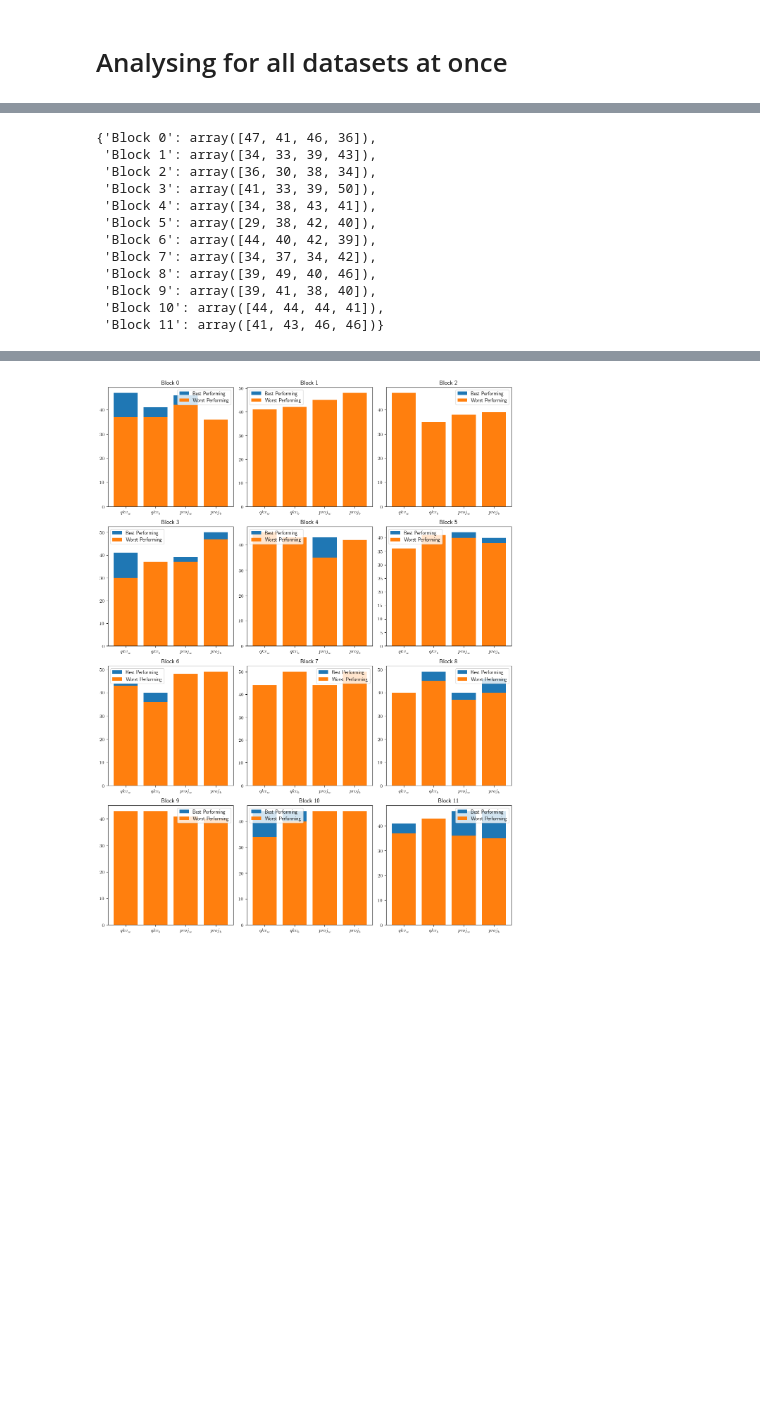
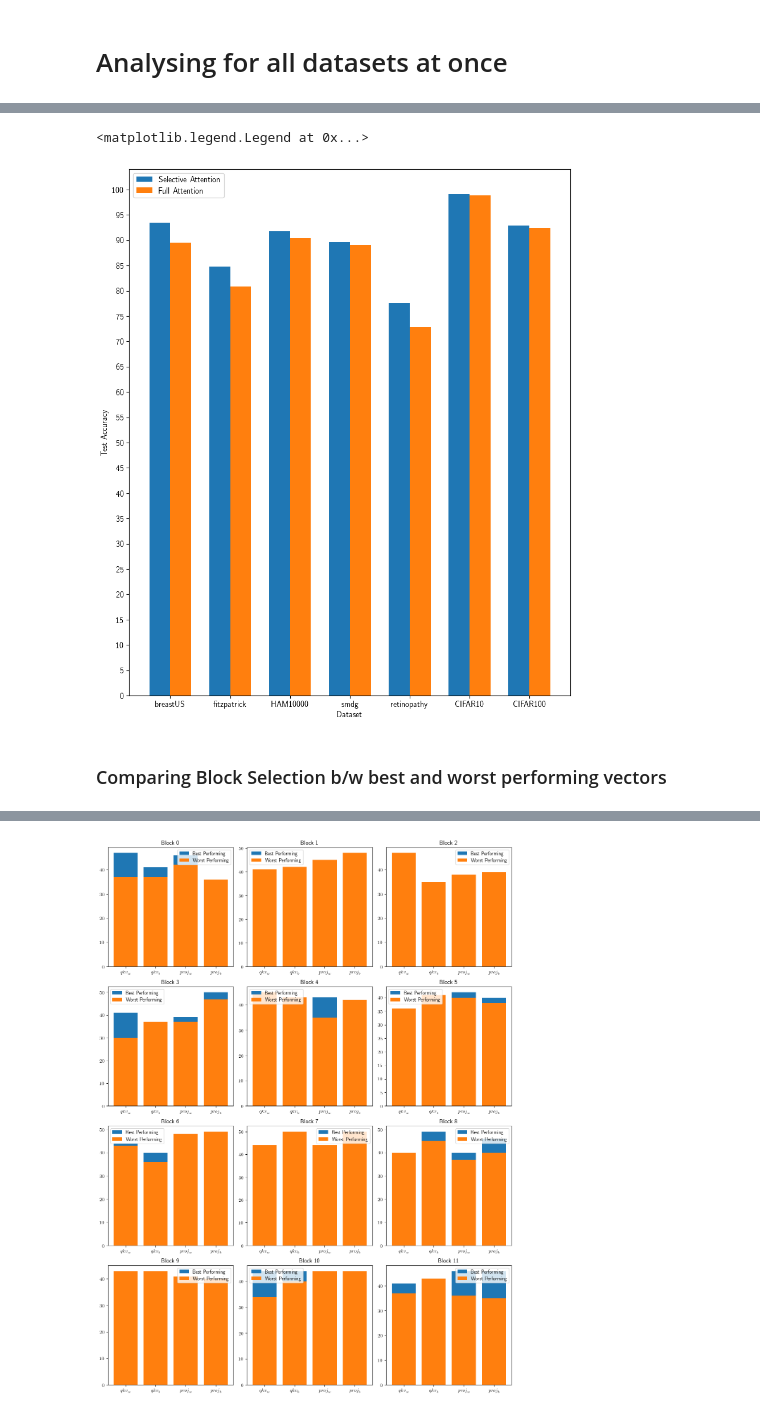
Before and after one commit to Raman1121/Layer-Masking, a Jupyter notebook: notebooks/Attention Tuning Parameter Level Analysis.ipynb, the cells around one changed output, grey strips where cells are left out. Saved outputs shown, nothing was run; the diff lists cells and outputs as text; code cells hidden in the pictures; blank space fills up the shorter version.

```diff
--- a/notebooks/Attention Tuning Parameter Level Analysis.ipynb
+++ b/notebooks/Attention Tuning Parameter Level Analysis.ipynb
@@ -427,6 +448,17 @@ plt.tight_layout()
 plt.show()
 # %% [markdown]
 # Analysing for all datasets at once
+# %%
+def last_row_to_first(df):
+    last_row = df.iloc[-1]
+    df = pd.concat([last_row.to_frame().T, df], ignore_index=True)
+    df = df.drop(df.index[-1]).reset_index(drop=True)
+
+    return df
+
+def get_best_row(df):
+    best_row = df.sort_values(by=['Test Acc@1'], ascending=False).head(1).reset_index(drop=True)
+    return best_row
 # %%
 base_path = '/home/co-dutt1/rds/hpc-work/Layer-Masking/'
 
@@ -501,29 +582,42 @@ Selecting the best and worst 10 vectors
 # %%
-# Calculating the parameters that were activated in each block for all datasets for best performing vectors
+import matplotlib.pyplot as plt
+import numpy as np
 
-all_best_block_counts['breastUS'], all_best_block_counts['fitzpatrick']
+# Set the width of the bars
+bar_width = 0.35
 
-keys_list = ['Block {}'.format(i) for i in range(0,12)]
-result_dict_best = {key: np.array([0,0,0,0]) for key in keys_list}
+# Calculate the x-axis positions for the bars
+x = np.arange(len(dataset_dict.keys()))
+y = np.arange(0, 101, 5)
 
-for key in all_best_block_counts.keys():
-    d = all_best_block_counts[key]
+# Create the figure and axis objects
+fig, ax = plt.subplots(figsize=(10, 12))
 
-    for k in keys_list:
-        result_dict_best[k] += d[k]
+# Difference between the two bars
+diff = np.array(best_performance) - np.array(full_attention)
 
-result_dict_best
+# Plot the bars
+ax.bar(x - bar_width/2, best_performance, width=bar_width, label='Selective Attention')
+ax.bar(x + bar_width/2, full_attention, width=bar_width, label='Full Attention')
+
+# Set the x-axis tick positions and labels
+ax.set_xticks(x)
+ax.set_yticks(y)
+ax.set_xticklabels(list(dataset_dict.keys()))
+ax.set_yticklabels(list(range(0, 101, 5)))
+ax.set_xlabel('Dataset')
+ax.set_ylabel('Test Accuracy')
+
+# Set the legend
+ax.legend()
+
+# Display the plot
+#plt.show()
+
+#plt.savefig('../plots/selective_vs_full_attention_parameter_level.png')
 # %% [output]
-{'Block 0': array([47, 41, 46, 36]),
- 'Block 1': array([34, 33, 39, 43]),
- 'Block 2': array([36, 30, 38, 34]),
- 'Block 3': array([41, 33, 39, 50]),
- 'Block 4': array([34, 38, 43, 41]),
- 'Block 5': array([29, 38, 42, 40]),
- 'Block 6': array([44, 40, 42, 39]),
- 'Block 7': array([34, 37, 34, 42]),
- 'Block 8': array([39, 49, 40, 46]),
- 'Block 9': array([39, 41, 38, 40]),
- 'Block 10': array([44, 44, 44, 41]),
- 'Block 11': array([41, 43, 46, 46])}
+<matplotlib.legend.Legend at 0x...>
+[figure, added]
+# %% [markdown]
+### Comparing Block Selection b/w best and worst performing vectors
 # %%
```
Also changed, not shown: parts of 6 cells of this notebook, 4 other files.
